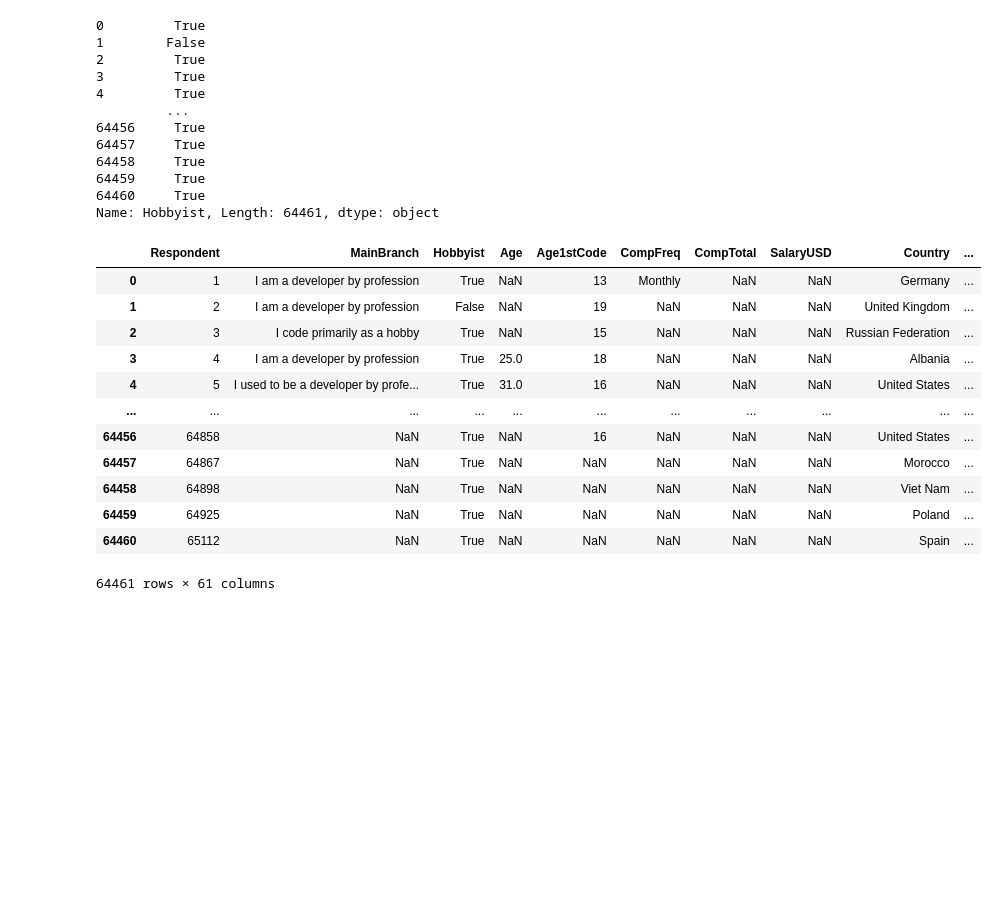
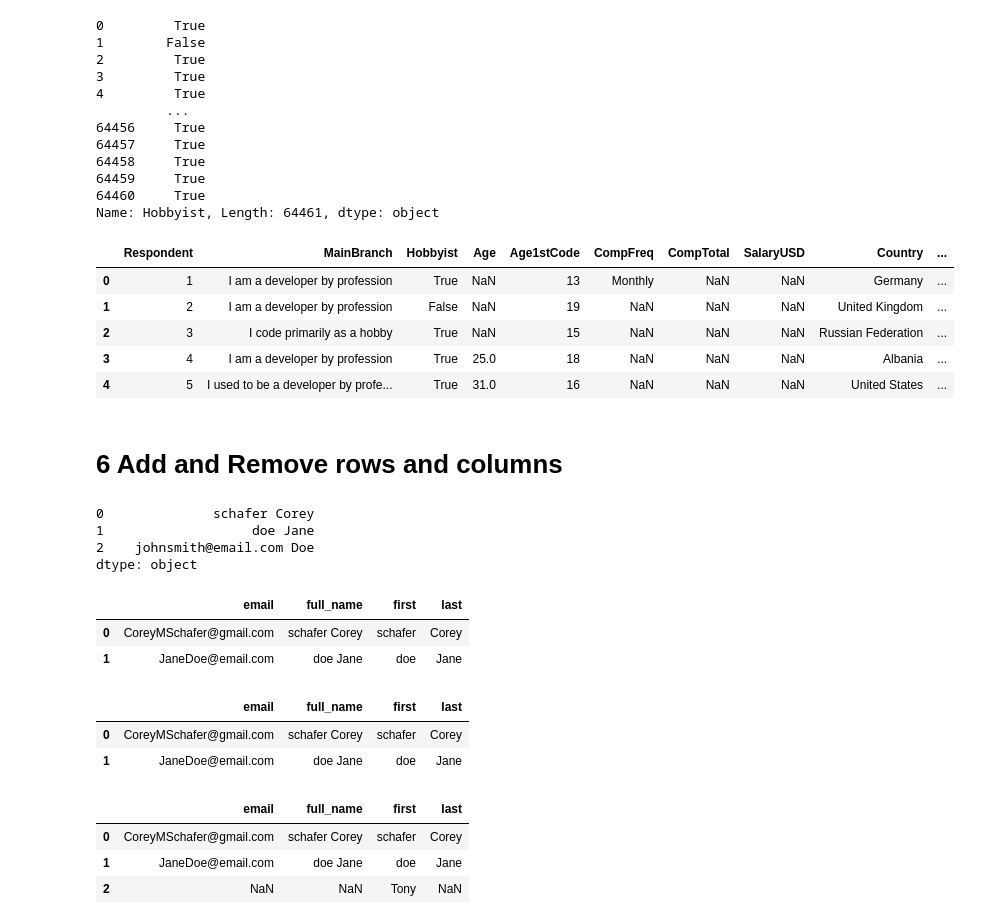
Before and after one commit to kalayu-ftsum/data_science_sample_code, a Jupyter notebook: data analysis/data_analysis.ipynb, the cells around one changed output. Drawn from its saved outputs; the diff is of its cells as text; code cells hidden in the pictures; blank space fills up the shorter version.

Commit message:
Add and Remove rows and columns

```diff
--- a/data analysis/data_analysis.ipynb
+++ b/data analysis/data_analysis.ipynb
@@ -489,18 +489,22 @@ Name: Hobbyist, Length: 64461, dtype: object
 # %%
 df['Hobbyist'] = df['Hobbyist'].map({'Yes': True, 'No': False})
 # %%
-df
+df.head()
 # %% [output]
 |  | Respondent | MainBranch | Hobbyist | Age | Age1stCode | CompFreq | CompTotal | SalaryUSD | Country | ... |
 | 0 | 1 | I am a developer by profession | True | NaN | 13 | Monthly | NaN | NaN | Germany | ... |
 | 1 | 2 | I am a developer by profession | False | NaN | 19 | NaN | NaN | NaN | United Kingdom | ... |
 | 2 | 3 | I code primarily as a hobby | True | NaN | 15 | NaN | NaN | NaN | Russian Federation | ... |
 | 3 | 4 | I am a developer by profession | True | 25.0 | 18 | NaN | NaN | NaN | Albania | ... |
 | 4 | 5 | I used to be a developer by profe... | True | 31.0 | 16 | NaN | NaN | NaN | United States | ... |
-| ... | ... | ... | ... | ... | ... | ... | ... | ... | ... | ... |
-| 64456 | 64858 | NaN | True | NaN | 16 | NaN | NaN | NaN | United States | ... |
-| 64457 | 64867 | NaN | True | NaN | NaN | NaN | NaN | NaN | Morocco | ... |
-| 64458 | 64898 | NaN | True | NaN | NaN | NaN | NaN | NaN | Viet Nam | ... |
-| 64459 | 64925 | NaN | True | NaN | NaN | NaN | NaN | NaN | Poland | ... |
-| 64460 | 65112 | NaN | True | NaN | NaN | NaN | NaN | NaN | Spain | ... |
-64461 rows × 61 columns
+# %% [markdown]
+# 6 Add and Remove rows and columns
+# %%
+df_test.rename(columns={"first":'email','email':'first'},inplace=True)
+
+df_test['first'] + ' '+ df_test['last']
+# %% [output]
+0              schafer Corey
+1                   doe Jane
+2    johnsmith@email.com Doe
+dtype: object
@@ -506,0 +519,20 @@ df
+# %%
+df_test
+# %% [output]
+|  | email | full_name | first | last |
+| 0 | CoreyMSchafer@gmail.com | schafer Corey | schafer | Corey |
+| 1 | JaneDoe@email.com | doe Jane | doe | Jane |
+# %%
+filt = df_test['last'] == 'Doe'
+df_test.drop(index=df_test[filt].index)
+# %% [output]
+|  | email | full_name | first | last |
+| 0 | CoreyMSchafer@gmail.com | schafer Corey | schafer | Corey |
+| 1 | JaneDoe@email.com | doe Jane | doe | Jane |
+# %%
+df_test.append({'first': 'Tony'}, ignore_index=True)
+# %% [output]
+|  | email | full_name | first | last |
+| 0 | CoreyMSchafer@gmail.com | schafer Corey | schafer | Corey |
+| 1 | JaneDoe@email.com | doe Jane | doe | Jane |
+| 2 | NaN | NaN | Tony | NaN |
```
Also changed, not shown: parts of 6 cells of this notebook.
